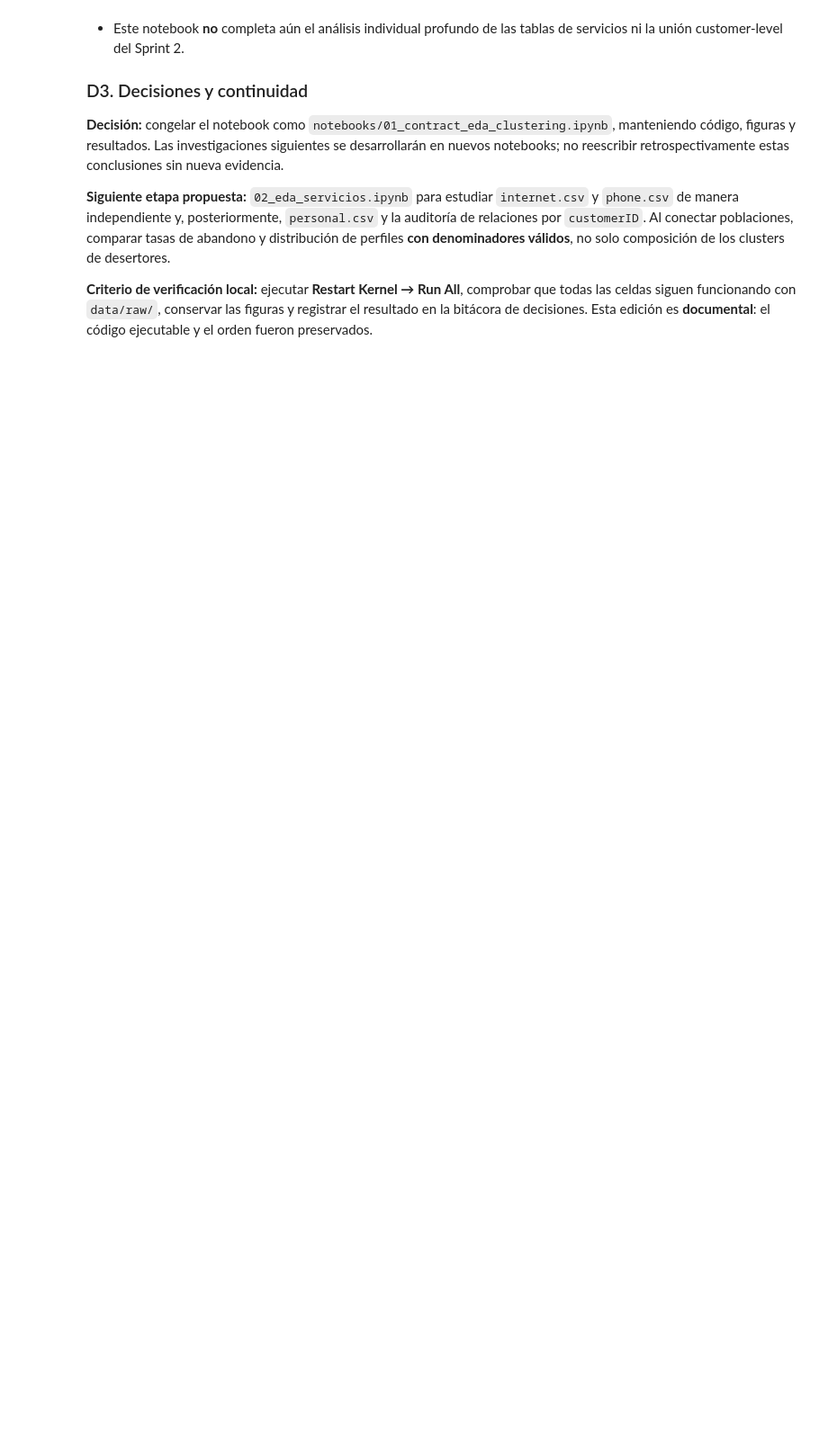
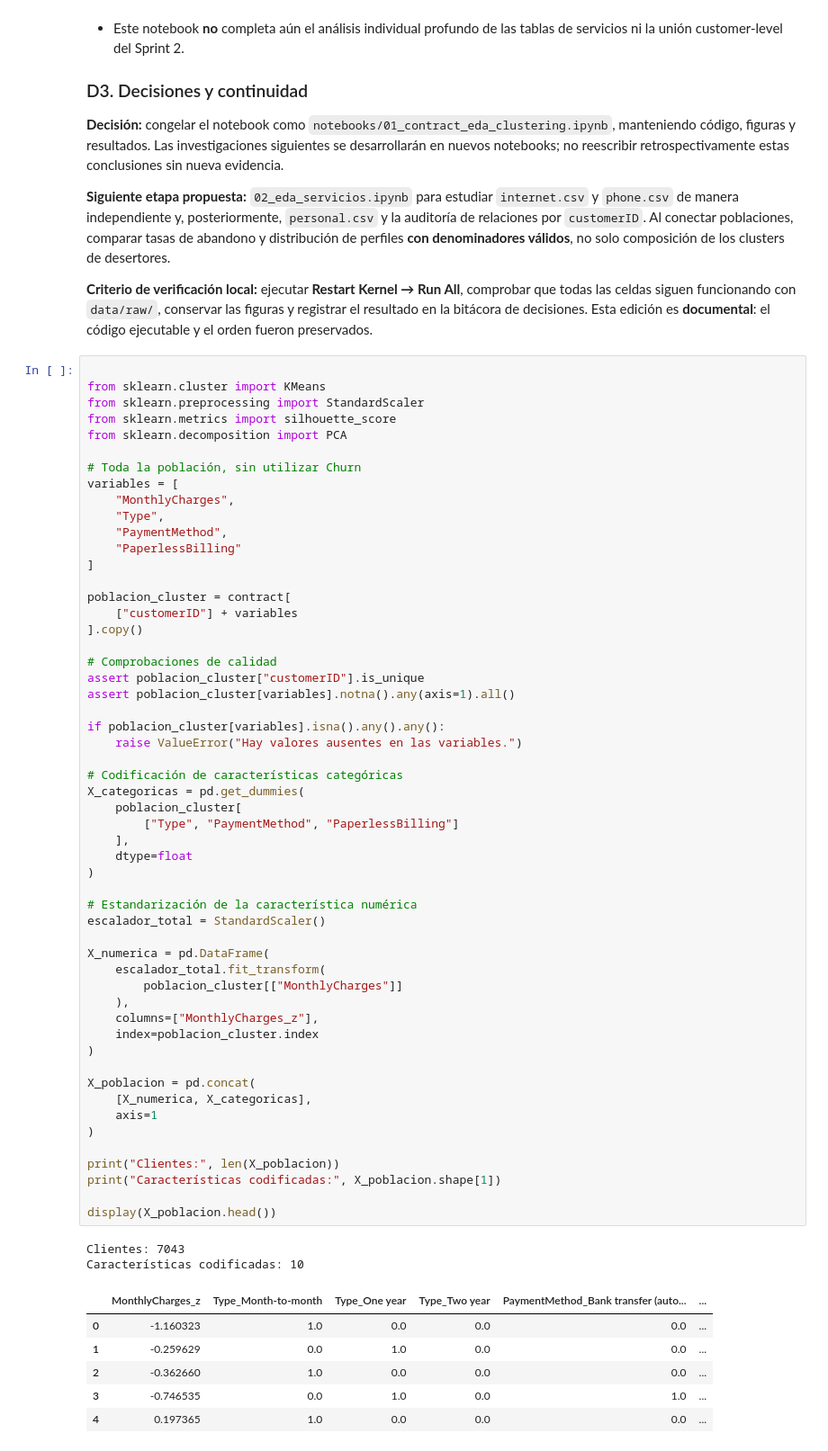
Before and after one commit to santiagoparada/interconnect-churn-prediction, a Jupyter notebook: notebooks/01_contract_eda_clustering.ipynb, the cells around one changed output. Shown at 90% size. Drawn from its saved outputs; the diff is of its cells as text; blank space fills up the shorter version.

```diff
--- a/notebooks/01_contract_eda_clustering.ipynb
+++ b/notebooks/01_contract_eda_clustering.ipynb
@@ -1877,3 +1877,66 @@ La tabla anterior registra **ARI = 1,000** para las cinco semillas evaluadas (**
 **Siguiente etapa propuesta:** `02_eda_servicios.ipynb` para estudiar `internet.csv` y `phone.csv` de manera independiente y, posteriormente, `personal.csv` y la auditoría de relaciones por `customerID`. Al conectar poblaciones, comparar tasas de abandono y distribución de perfiles **con denominadores válidos**, no solo composición de los clusters de desertores.
 
 **Criterio de verificación local:** ejecutar **Restart Kernel → Run All**, comprobar que todas las celdas siguen funcionando con `data/raw/`, conservar las figuras y registrar el resultado en la bitácora de decisiones. Esta edición es **documental**: el código ejecutable y el orden fueron preservados.
+# %%
+
+from sklearn.cluster import KMeans
+from sklearn.preprocessing import StandardScaler
+from sklearn.metrics import silhouette_score
+from sklearn.decomposition import PCA
+
+# Toda la población, sin utilizar Churn
+variables = [
+    "MonthlyCharges",
+    "Type",
+    "PaymentMethod",
+    "PaperlessBilling"
+]
+
+poblacion_cluster = contract[
+    ["customerID"] + variables
+].copy()
+
+# Comprobaciones de calidad
+assert poblacion_cluster["customerID"].is_unique
+assert poblacion_cluster[variables].notna().any(axis=1).all()
+
+if poblacion_cluster[variables].isna().any().any():
+    raise ValueError("Hay valores ausentes en las variables.")
+
+# Codificación de características categóricas
+X_categoricas = pd.get_dummies(
+    poblacion_cluster[
+        ["Type", "PaymentMethod", "PaperlessBilling"]
+    ],
+    dtype=float
+)
+
+# Estandarización de la característica numérica
+escalador_total = StandardScaler()
+
+X_numerica = pd.DataFrame(
+    escalador_total.fit_transform(
+        poblacion_cluster[["MonthlyCharges"]]
+    ),
+    columns=["MonthlyCharges_z"],
+    index=poblacion_cluster.index
+)
+
+X_poblacion = pd.concat(
+    [X_numerica, X_categoricas],
+    axis=1
+)
+
+print("Clientes:", len(X_poblacion))
+print("Características codificadas:", X_poblacion.shape[1])
+
+display(X_poblacion.head())
+# %% [output]
+Clientes: 7043
+Características codificadas: 10
+|  | MonthlyCharges_z | Type_Month-to-month | Type_One year | Type_Two year | PaymentMethod_Bank transfer (auto... | ... |
+| 0 | -1.160323 | 1.0 | 0.0 | 0.0 | 0.0 | ... |
+| 1 | -0.259629 | 0.0 | 1.0 | 0.0 | 0.0 | ... |
+| 2 | -0.362660 | 1.0 | 0.0 | 0.0 | 0.0 | ... |
+| 3 | -0.746535 | 0.0 | 1.0 | 0.0 | 1.0 | ... |
+| 4 | 0.197365 | 1.0 | 0.0 | 0.0 | 0.0 | ... |
```
Also changed, not shown: parts of 9 cells of this notebook, 3 other files.
